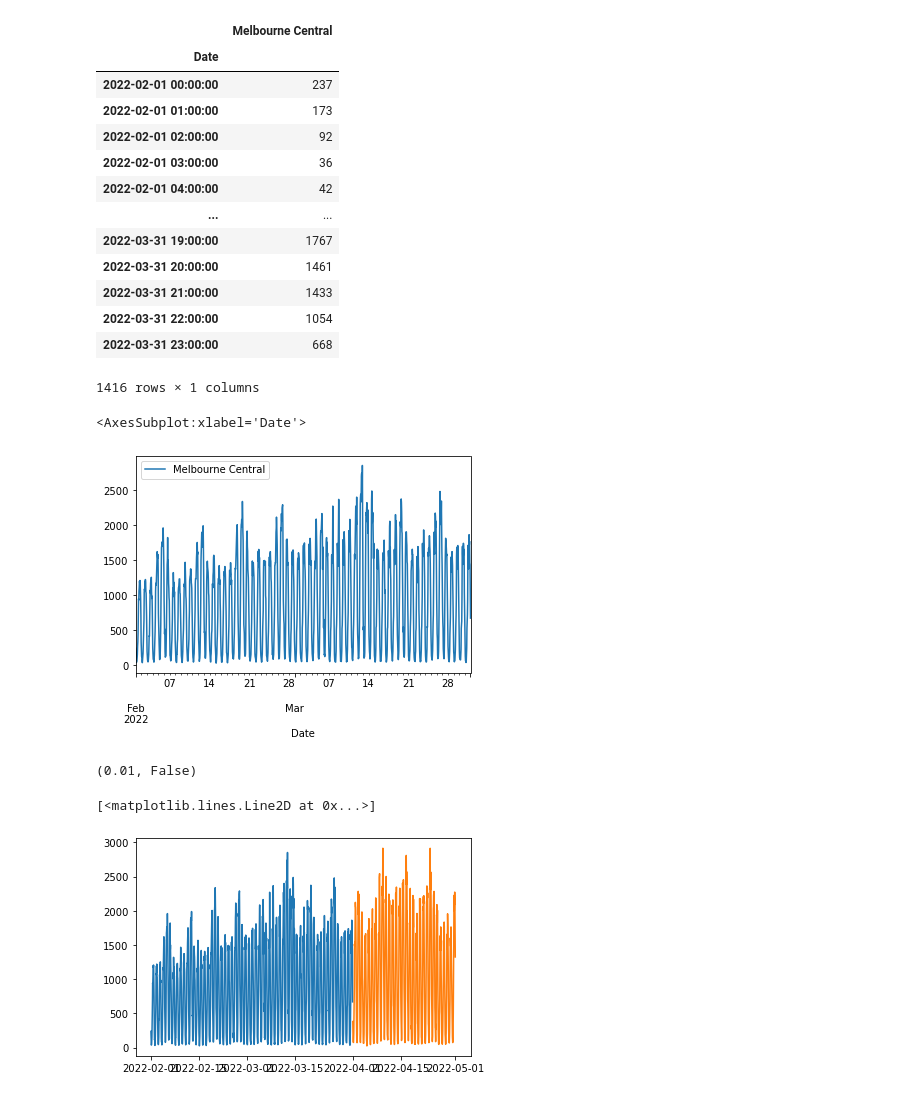
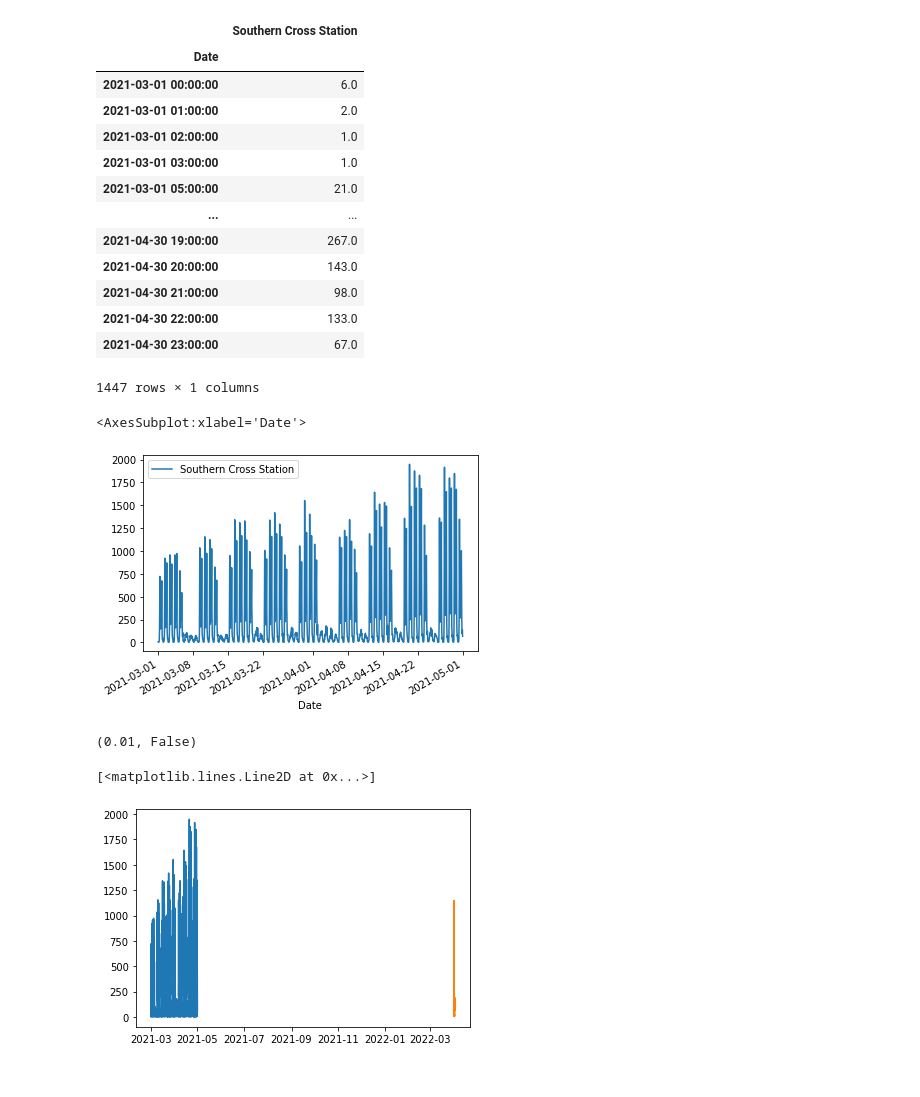
Before and after one commit to Megalodonte/BGHWSW, a Jupyter notebook: HWSWBG2/codes/monthly.ipynb, the cells around one changed output. Cells and saved outputs as stored; diff of their text form; code cells hidden in the pictures.

```diff
--- a/HWSWBG2/codes/monthly.ipynb
+++ b/HWSWBG2/codes/monthly.ipynb
@@ -11,8 +11,8 @@ from pmdarima.arima import auto_arima
 # %%
 # function for reading the csv
 global location
-location = "Melbourne Central"
-def new_read(csv):
+location = "Southern Cross Station"
+def new_read(csv,total_hrs=None):
     df = pd.read_csv(csv)
     df = df[["Date","Hour",location]]
     df[location] = pd.to_numeric(df[location],errors="coerce")
@@ -20,11 +20,13 @@ def new_read(csv):
     df['Date'] = pd.to_datetime(df['Date']) + pd.to_timedelta(df['Hour'], unit='h')
     df = df[["Date",location]]
     df.set_index("Date", drop=True, inplace=True)
+    if total_hrs:
+        df = df[:total_hrs]
     return df
 # %%
 
-files = os.path.join("C:\\Users\\petrillo\\Desktop\\dani\\HWSWBG2\\dataset\\monthly\\", "ds*.csv")
+files = os.path.join("..\\dataset\\monthly\\", "ds*.csv")
 files = glob.glob(files)
 df = pd.concat(map(new_read, files))
-print(df)
+df
 # %% [output]
@@ -47,25 +48,25 @@ Date
 df = df.dropna()
 df
 # %% [output]
-|  | Melbourne Central |
+|  | Southern Cross Station |
 | Date |  |
-| 2022-02-01 00:00:00 | 237 |
-| 2022-02-01 01:00:00 | 173 |
-| 2022-02-01 02:00:00 | 92 |
-| 2022-02-01 03:00:00 | 36 |
-| 2022-02-01 04:00:00 | 42 |
+| 2021-03-01 00:00:00 | 6.0 |
+| 2021-03-01 01:00:00 | 2.0 |
+| 2021-03-01 02:00:00 | 1.0 |
+| 2021-03-01 03:00:00 | 1.0 |
+| 2021-03-01 05:00:00 | 21.0 |
 | ... | ... |
-| 2022-03-31 19:00:00 | 1767 |
-| 2022-03-31 20:00:00 | 1461 |
-| 2022-03-31 21:00:00 | 1433 |
-| 2022-03-31 22:00:00 | 1054 |
-| 2022-03-31 23:00:00 | 668 |
+| 2021-04-30 19:00:00 | 267.0 |
+| 2021-04-30 20:00:00 | 143.0 |
+| 2021-04-30 21:00:00 | 98.0 |
+| 2021-04-30 22:00:00 | 133.0 |
+| 2021-04-30 23:00:00 | 67.0 |
-1416 rows × 1 columns
+1447 rows × 1 columns
 # %%
 df.plot(kind = 'line')
 # %% [output]
 <AxesSubplot:xlabel='Date'>
-[figure, old version]
+[figure, new version]
 # %%
 from pmdarima.arima import ADFTest
 adf_test = ADFTest(alpha = 0.05)
@@ -75,12 +76,12 @@ adf_test.should_diff(df)
 # %%
 # Alternative
 train = df
-test = new_read("..\April_2022.csv")
+test = new_read("..\April_2022.csv",total_hrs=48)
 plt.plot(train)
 plt.plot(test)
 # %% [output]
 [<matplotlib.lines.Line2D at 0x...>]
-[figure, old version]
+[figure, new version]
 # %%
 train = df[:-48]
 test = df[-48:]
```
Also changed, not shown: parts of 6 cells of this notebook, 1 other file.
